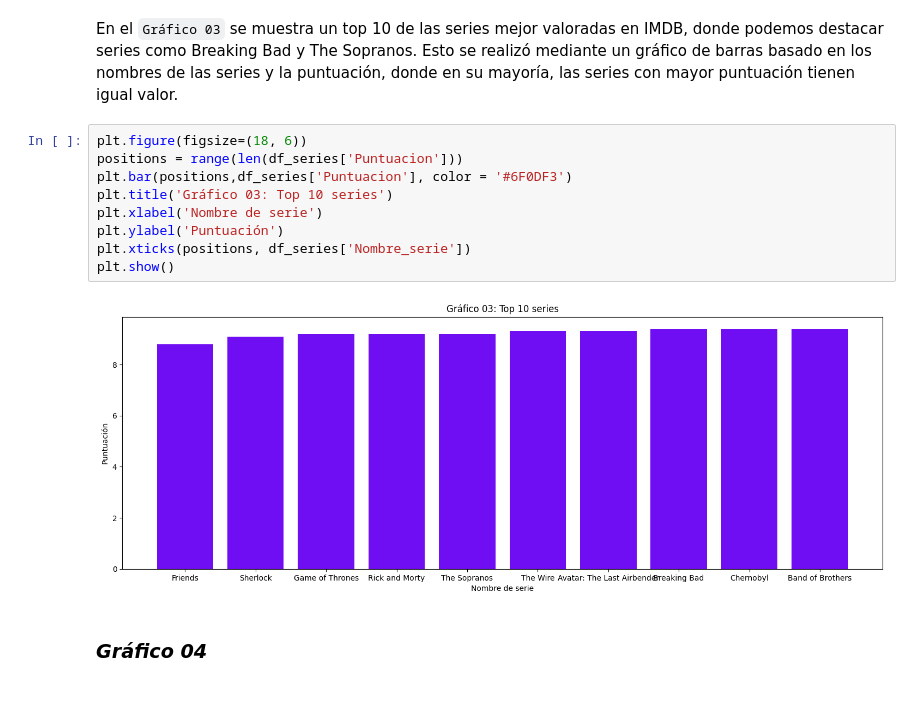
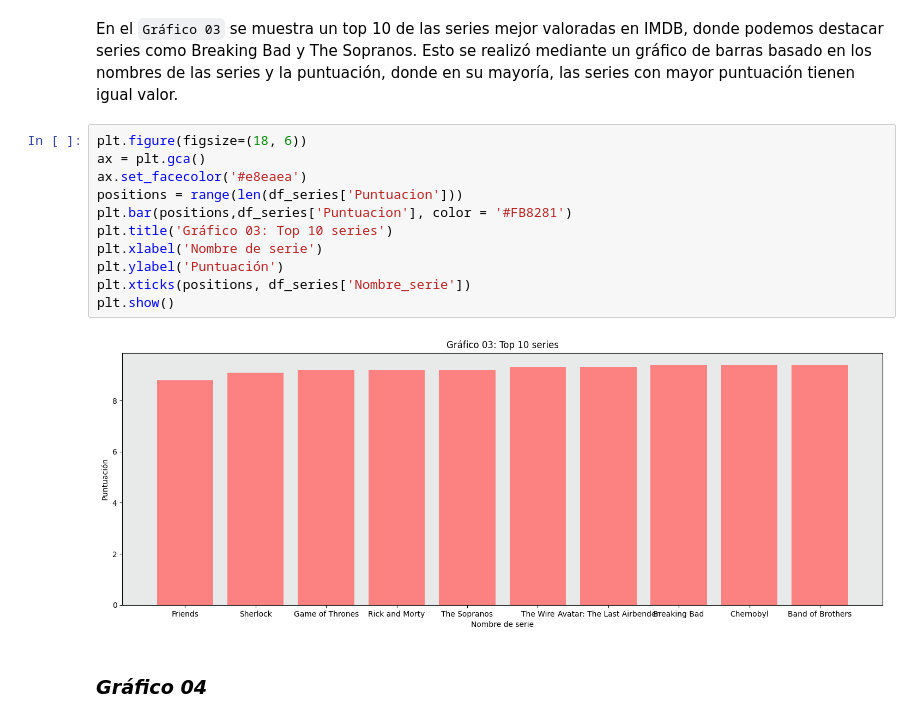
Before and after one commit to piero0090/RepoData2, a Jupyter notebook: Python_Analisis.ipynb, the cells around one changed output. Drawn from its saved outputs; the diff is of its cells as text.

```diff
--- a/Python_Analisis.ipynb
+++ b/Python_Analisis.ipynb
@@ -264,15 +268,17 @@ plt.show()
 En el `Gráfico 03` se muestra un top 10 de las series mejor valoradas en IMDB, donde podemos destacar series como Breaking Bad y The Sopranos. Esto se realizó mediante un gráfico de barras basado en los nombres de las series y la puntuación, donde en su mayoría, las series con mayor puntuación tienen igual valor.
 # %%
 plt.figure(figsize=(18, 6))
+ax = plt.gca()
+ax.set_facecolor('#e8eaea')
 positions = range(len(df_series['Puntuacion']))
-plt.bar(positions,df_series['Puntuacion'], color = '#6F0DF3')
+plt.bar(positions,df_series['Puntuacion'], color = '#FB8281')
 plt.title('Gráfico 03: Top 10 series')
 plt.xlabel('Nombre de serie')
 plt.ylabel('Puntuación')
 plt.xticks(positions, df_series['Nombre_serie'])
 plt.show()
 # %% [output]
-[figure, old version]
+[figure, new version]
 # %% [markdown]
 ### ***Gráfico 04***
 # %% [markdown]
```
Also changed, not shown: parts of 5 cells of this notebook.
